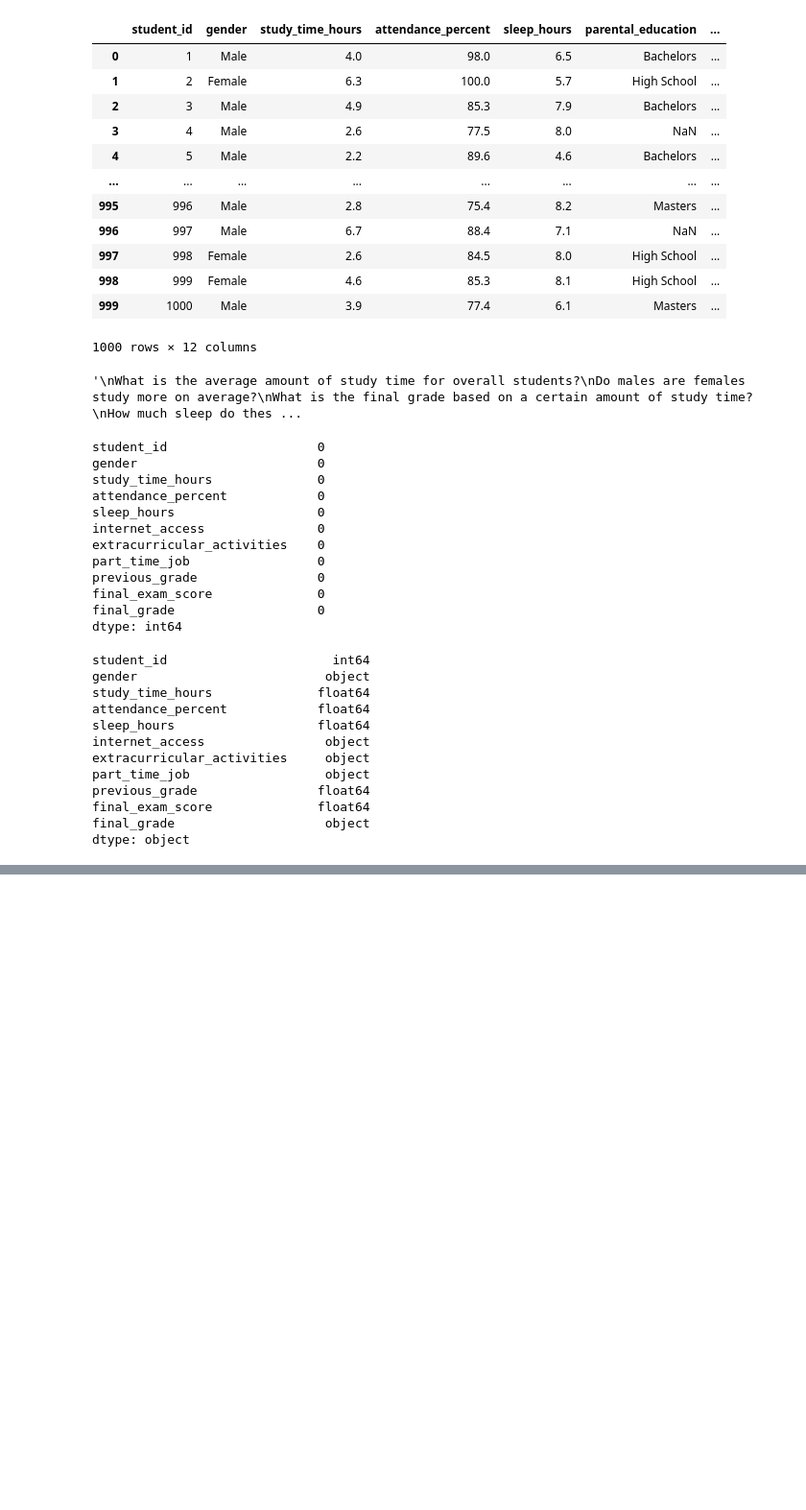
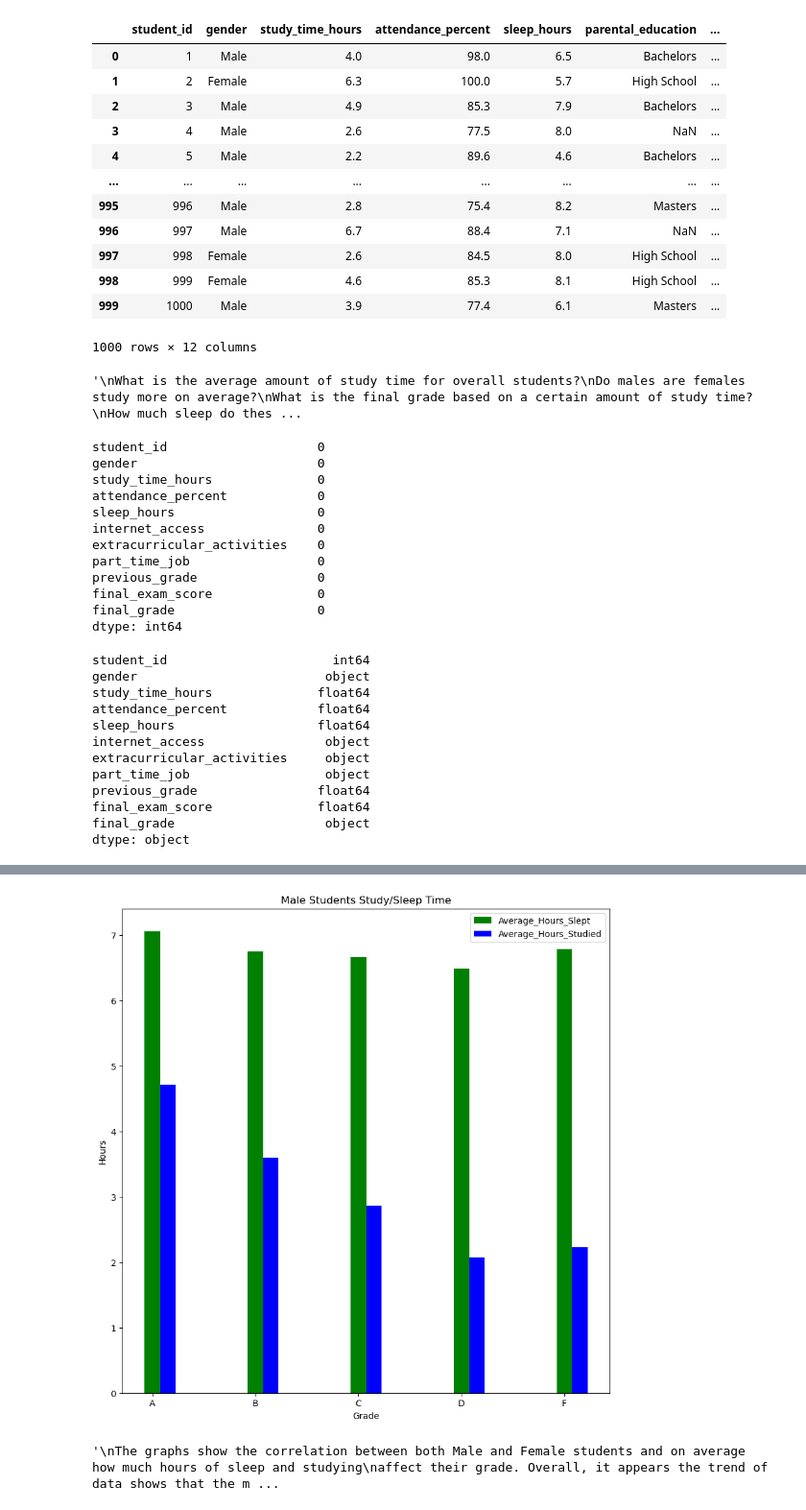
Before and after one commit to emanhman0/Student_performance, a Jupyter notebook: Project1.ipynb, the cells around one changed output, grey strips where cells are left out. Shown at 96% size. Cells and saved outputs as stored; diff of their text form; code cells hidden in the pictures; blank space fills up the shorter version.

```diff
--- a/Project1.ipynb
+++ b/Project1.ipynb
@@ -66,0 +175,6 @@ df2.to_excel('student_perf.xlsx', index=False)
+# %%
+#Separates the data. Male data will follow this dataframe and rows for it's on graph
+df_male = df_sleep2.iloc[7:13]
+# %%
+#Renames the Columns on the dataframe
+df_male2 = df_male.rename(columns={'Unnamed: 0': 'Male_Grade', 'Unnamed: 1': 'Total_Students', 'Unnamed: 2': "Average_sleep", 'Unnamed: 3': "Average_studytime"})
@@ -66,0 +191,53 @@ df2.to_excel('student_perf.xlsx', index=False)
+# %%
+#Drop the Total Students Column
+df_male3 = df_male2.drop(columns='Total_Students')
+# %%
+#Final data frame to be used for the grouped bar chart
+df_male4 = df_male3.iloc[1:]
+# %%
+#Creates a grouped bar chart with the male dataframe/dataset
+#Compares Male Students Average sleep, Average studytime per Grade
+plt.figure(figsize=(10,10))
+
+plt.bar(x_axis2, df_male4.iloc[:, 1], width = width, color ='green')
+plt.bar(x_axis2+width, df_male4.iloc[:, 2], width = width, color ='blue')
+
+plt.xticks(x_axis2, ['A', 'B', 'C', 'D', 'F'])
+plt.xlabel("Grade")
+plt.ylabel("Hours")
+plt.title('Male Students Study/Sleep Time')
+
+plt.legend(["Average_Hours_Slept", "Average_Hours_Studied"])
+plt.show()
+# %% [output]
+[figure, added]
+# %%
+#Summary / Analysis on the data
+'''
+The graphs show the correlation between both Male and Female students and on average how much hours of sleep and studying
+affect their grade. Overall, it appears the trend of data shows that the more both Males and Females sleep and study they will get a higher grade,
+and the less they study they will get a lower grade.
+
+Female students show the greatest amount of performance with their final grade when getting more sleep. Noticeably the less a female student slept,
+the less they studied. This equates to lower grades. Students who slept near 7 hours and studied for almost 5 hours on average received an A.
+If these female students were to sleep near the same amount of 7 hours and studied less than 5 hours, on average they are not expected to make an A
+as the final grade.
+
+Male students show similar performance between average amount of sleep and hours studied to their final grade, with one slight difference.
+Male students that received an A were sleeping on average 7 hours and studying for atleast 5 hours. This indicates that Male students on average
+will need to sleep more than females to receive the Final Grade of an A. Another noticeable differences comes with male students that receive a F.
+These students sleep alot more than students that received a B, C, and D in the class. This is the exact opposite with female students where the females
+that receive an F, are those that sleep the least.
+
+In Conclusion, there is a heavy correlation between both female and male students sleeping and studying to get better grades. The less a student studies,
+the worse they tend to perform. However, there is an outlier with Male students sleeping for an extended period of time and getting the worst grade.
+The average student will need to study a significant amount to get better grades.
+'''
+
+'''
+Within the results I failed to determine what type of students are in this dataset. This would be a great factor to help narrow which type of students
+they are based off the data. I would like to gather this information next time I look at student data. I believe High School, Undergrad and Grad students
+all may showcase different results.
+'''
+# %% [output]
+'\nThe graphs show the correlation between both Male and Female students and on average how much hours of sleep and studying\naffect their grade. Overall, it appears the trend of data shows that the m ...
```
Also changed, not shown: parts of 20 cells of this notebook.
